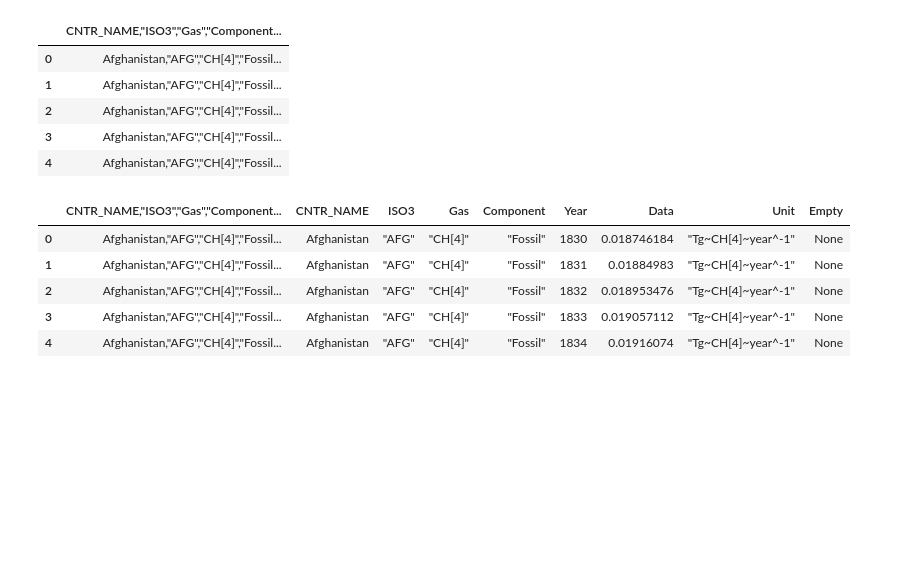
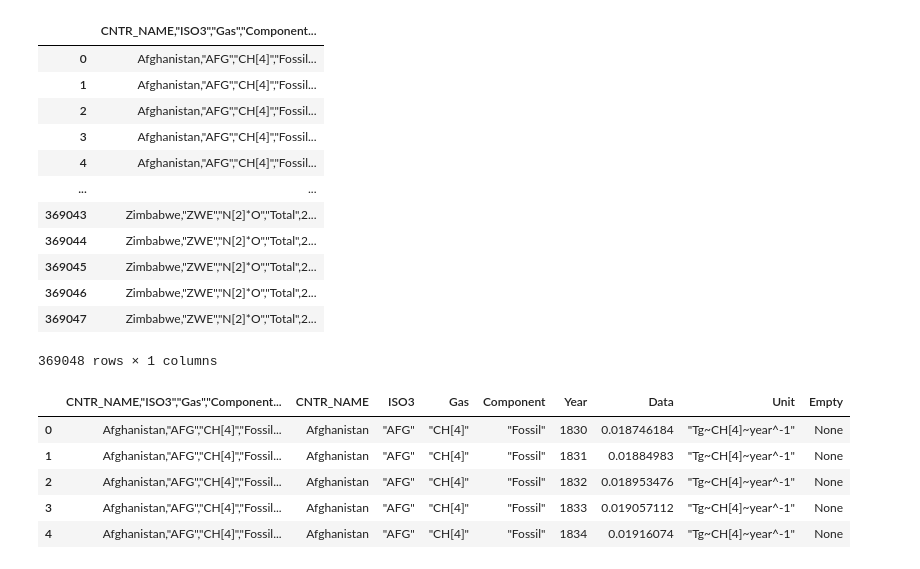
Before and after one commit to Konstadinazyka/MariaBonarou_KonstadinaZyka, a Jupyter notebook: TEAM_PROJECT_FINAL/gas_script_code.ipynb, the cells around one changed output. Cells and saved outputs as stored; diff of their text form; code cells hidden in the pictures; blank space fills up the shorter version.

```diff
--- a/Balkanemissions.ipynb
+++ b/TEAM_PROJECT_FINAL/gas_script_code.ipynb
@@ -15,17 +16,22 @@ import matplotlib.pyplot as plt
 df=pd.read_csv("EMISSIONS_ANNUAL_1830-2021.csv")
 # %%
+#convert the dataset to dataframe
 df=pd.DataFrame(df)
+df
+# %% [output]
+|  | CNTR_NAME,"ISO3","Gas","Component... |
+| 0 | Afghanistan,"AFG","CH[4]","Fossil... |
+| 1 | Afghanistan,"AFG","CH[4]","Fossil... |
+| 2 | Afghanistan,"AFG","CH[4]","Fossil... |
+| 3 | Afghanistan,"AFG","CH[4]","Fossil... |
+| 4 | Afghanistan,"AFG","CH[4]","Fossil... |
+| ... | ... |
+| 369043 | Zimbabwe,"ZWE","N[2]*O","Total",2... |
+| 369044 | Zimbabwe,"ZWE","N[2]*O","Total",2... |
+| 369045 | Zimbabwe,"ZWE","N[2]*O","Total",2... |
+| 369046 | Zimbabwe,"ZWE","N[2]*O","Total",2... |
+| 369047 | Zimbabwe,"ZWE","N[2]*O","Total",2... |
+369048 rows × 1 columns
-# %%
-
-
-df.head()
-# %% [output]
-|  | CNTR_NAME,"ISO3","Gas","Component... |
-| 0 | Afghanistan,"AFG","CH[4]","Fossil... |
-| 1 | Afghanistan,"AFG","CH[4]","Fossil... |
-| 2 | Afghanistan,"AFG","CH[4]","Fossil... |
-| 3 | Afghanistan,"AFG","CH[4]","Fossil... |
-| 4 | Afghanistan,"AFG","CH[4]","Fossil... |
 # %%
 # seperated the list of values to different columns
 #i added one more Column with the name "Empty"
```
Also changed, not shown: parts of 37 cells of this notebook, 8 other files.
